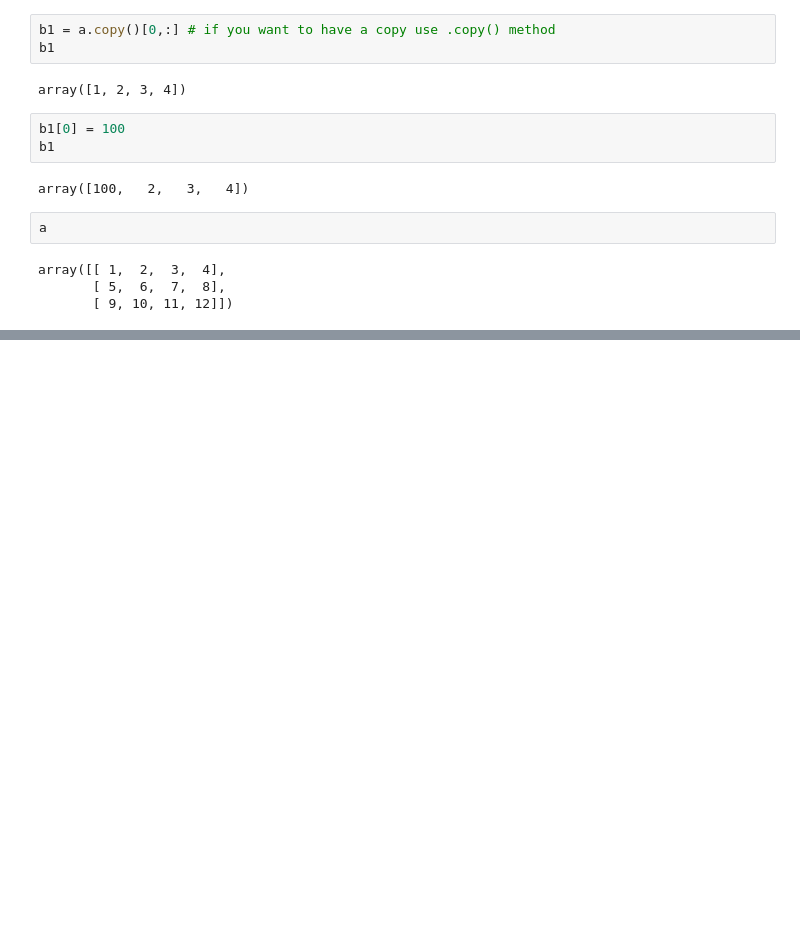
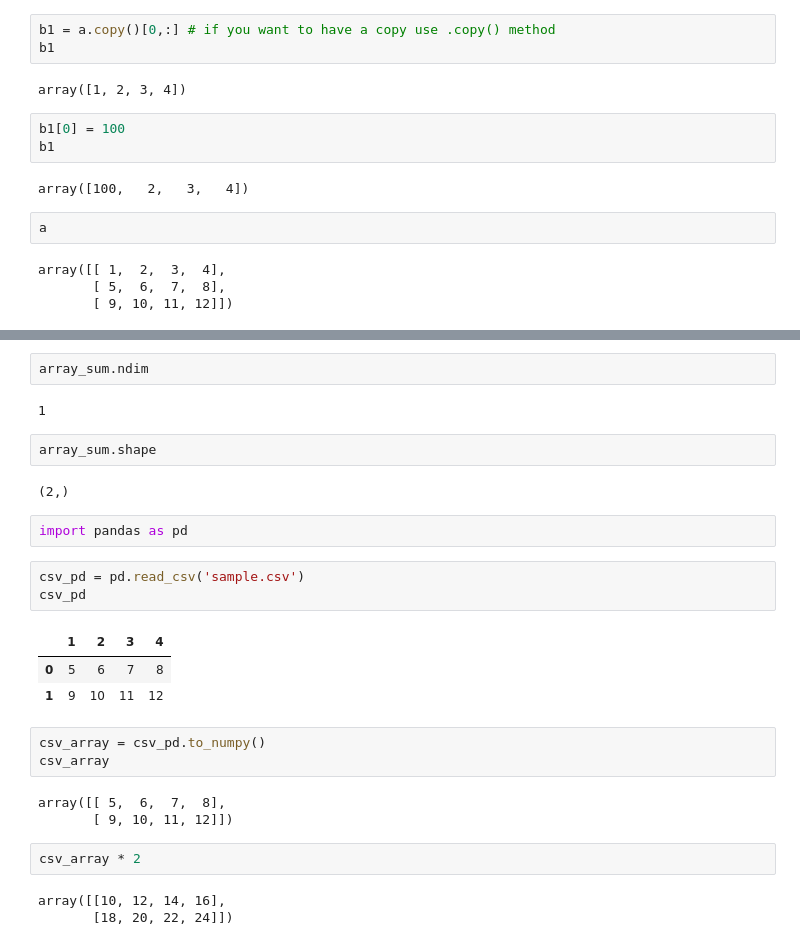
Before and after one commit to tutoryx-academy/wage_numpy, a Jupyter notebook: numpy_intro.ipynb, the cells around one changed output, grey strips where cells are left out. Drawn from its saved outputs; the diff is of its cells as text; blank space fills up the shorter version.

```diff
--- a/numpy_intro.ipynb
+++ b/numpy_intro.ipynb
@@ -424,0 +435,28 @@ array([[ 1,  2,  3,  4],
+# %%
+array_sum.ndim
+# %% [output]
+1
+# %%
+array_sum.shape
+# %% [output]
+(2,)
+# %%
+import pandas as pd
+# %%
+csv_pd = pd.read_csv('sample.csv')
+csv_pd
+# %% [output]
+|  | 1 | 2 | 3 | 4 |
+| 0 | 5 | 6 | 7 | 8 |
+| 1 | 9 | 10 | 11 | 12 |
+# %%
+csv_array = csv_pd.to_numpy()
+csv_array
+# %% [output]
+array([[ 5,  6,  7,  8],
+       [ 9, 10, 11, 12]])
+# %%
+csv_array * 2
+# %% [output]
+array([[10, 12, 14, 16],
+       [18, 20, 22, 24]])
```
Also changed, not shown: parts of 14 cells of this notebook, 1 other file.
